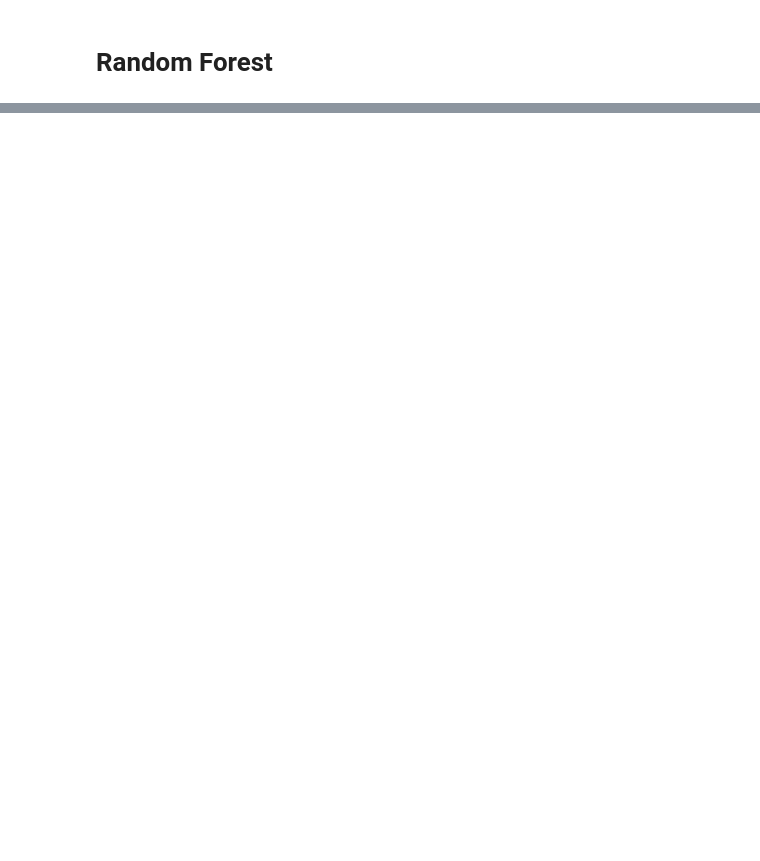
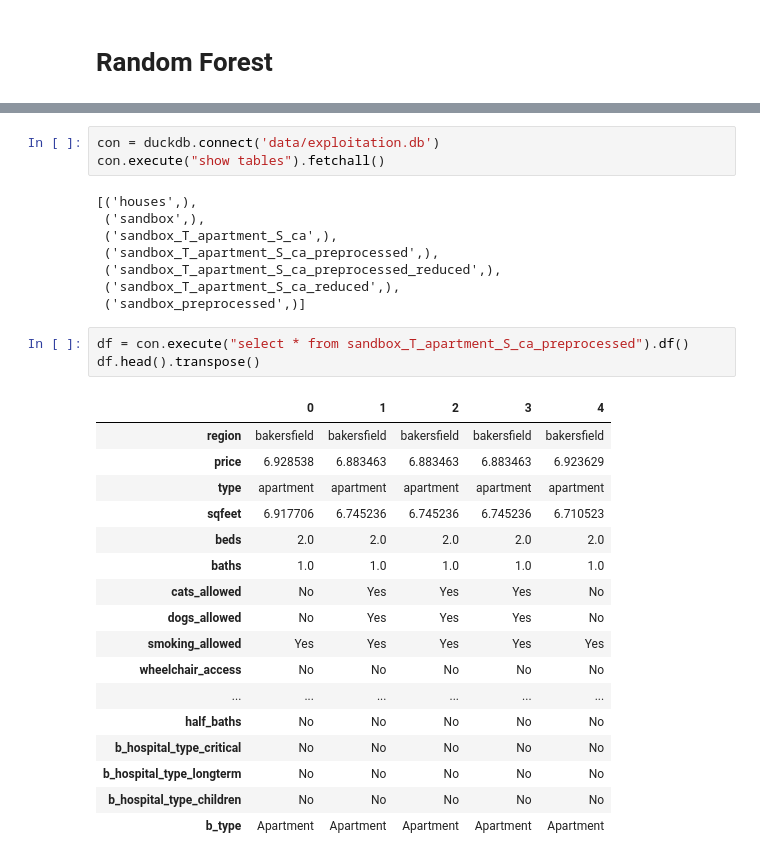
Before and after one commit to adriamd/ADSDB_project2, a Jupyter notebook: feature_selection.ipynb, the cells around one changed output, grey strips where cells are left out. Saved outputs shown, nothing was run; the diff lists cells and outputs as text; blank space fills up the shorter version.

```diff
--- a/feature_selection.ipynb
+++ b/feature_selection.ipynb
@@ -470,0 +453,32 @@ Done in 0.101s
+# %%
+con = duckdb.connect('data/exploitation.db')
+con.execute("show tables").fetchall()
+# %% [output]
+[('houses',),
+ ('sandbox',),
+ ('sandbox_T_apartment_S_ca',),
+ ('sandbox_T_apartment_S_ca_preprocessed',),
+ ('sandbox_T_apartment_S_ca_preprocessed_reduced',),
+ ('sandbox_T_apartment_S_ca_reduced',),
+ ('sandbox_preprocessed',)]
+# %%
+df = con.execute("select * from sandbox_T_apartment_S_ca_preprocessed").df()
+df.head().transpose()
+# %% [output]
+|  | 0 | 1 | 2 | 3 | 4 |
+| region | bakersfield | bakersfield | bakersfield | bakersfield | bakersfield |
+| price | 6.928538 | 6.883463 | 6.883463 | 6.883463 | 6.923629 |
+| type | apartment | apartment | apartment | apartment | apartment |
+| sqfeet | 6.917706 | 6.745236 | 6.745236 | 6.745236 | 6.710523 |
+| beds | 2.0 | 2.0 | 2.0 | 2.0 | 2.0 |
+| baths | 1.0 | 1.0 | 1.0 | 1.0 | 1.0 |
+| cats_allowed | No | Yes | Yes | Yes | No |
+| dogs_allowed | No | Yes | Yes | Yes | No |
+| smoking_allowed | Yes | Yes | Yes | Yes | Yes |
+| wheelchair_access | No | No | No | No | No |
+| ... | ... | ... | ... | ... | ... |
+| half_baths | No | No | No | No | No |
+| b_hospital_type_critical | No | No | No | No | No |
+| b_hospital_type_longterm | No | No | No | No | No |
+| b_hospital_type_children | No | No | No | No | No |
+| b_type | Apartment | Apartment | Apartment | Apartment | Apartment |
```
Also changed, not shown: parts of 30 cells of this notebook, 1 other file.
